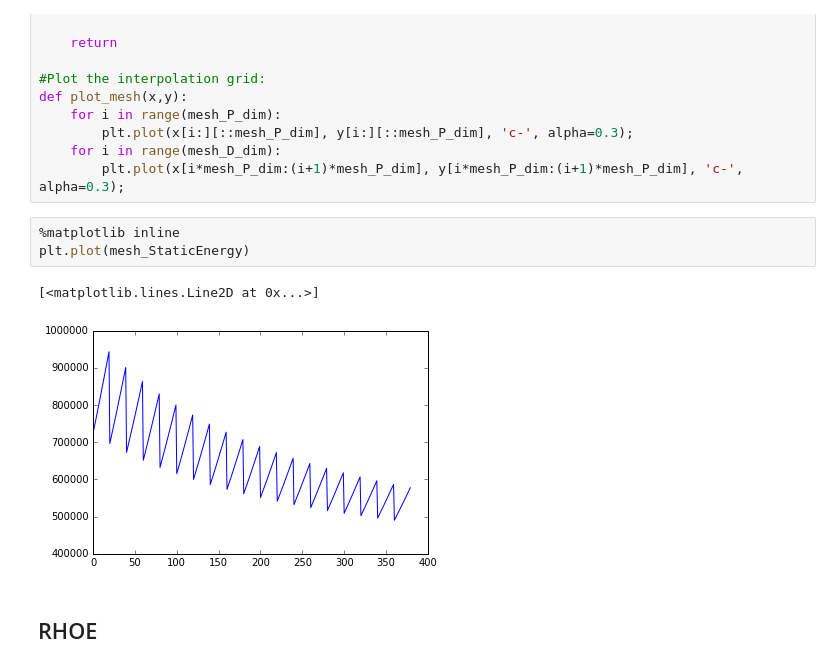
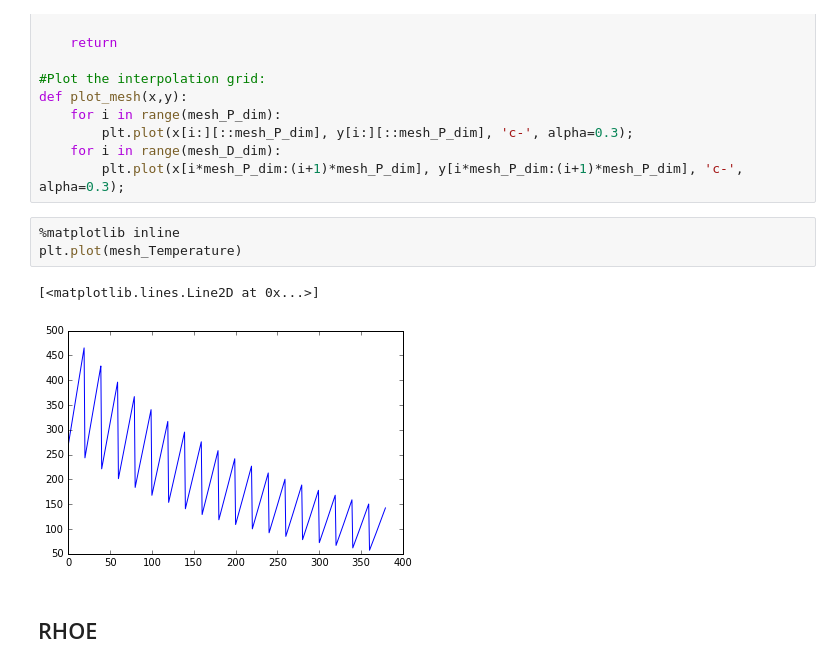
Before and after one commit to MatejKosec/LUTStandAlone, a Jupyter notebook: Verification.ipynb, the cells around one changed output. Cells and saved outputs as stored; diff of their text form.

```diff
--- a/Verification.ipynb
+++ b/Verification.ipynb
@@ -214,10 +214,10 @@ def plot_mesh(x,y):
         plt.plot(x[i*mesh_P_dim:(i+1)*mesh_P_dim], y[i*mesh_P_dim:(i+1)*mesh_P_dim], 'c-', alpha=0.3);
 # %%
 %matplotlib inline
-plt.plot(mesh_StaticEnergy)
+plt.plot(mesh_Temperature)
 # %% [output]
 [<matplotlib.lines.Line2D at 0x...>]
-[figure, old version]
+[figure, new version]
 # %% [markdown]
 ## RHOE
 # %%
```
Also changed, not shown: parts of 6 cells of this notebook, 1 other file.
